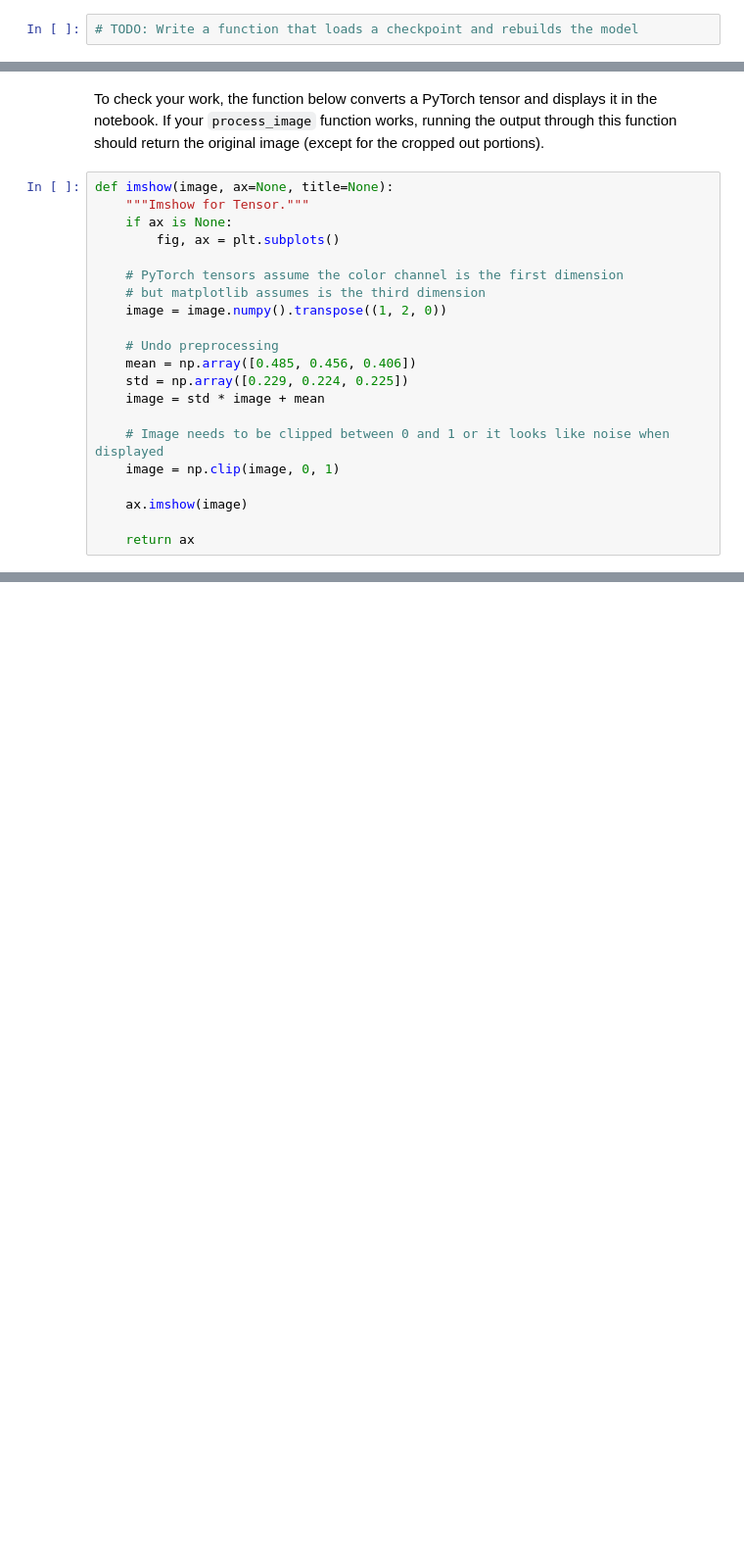
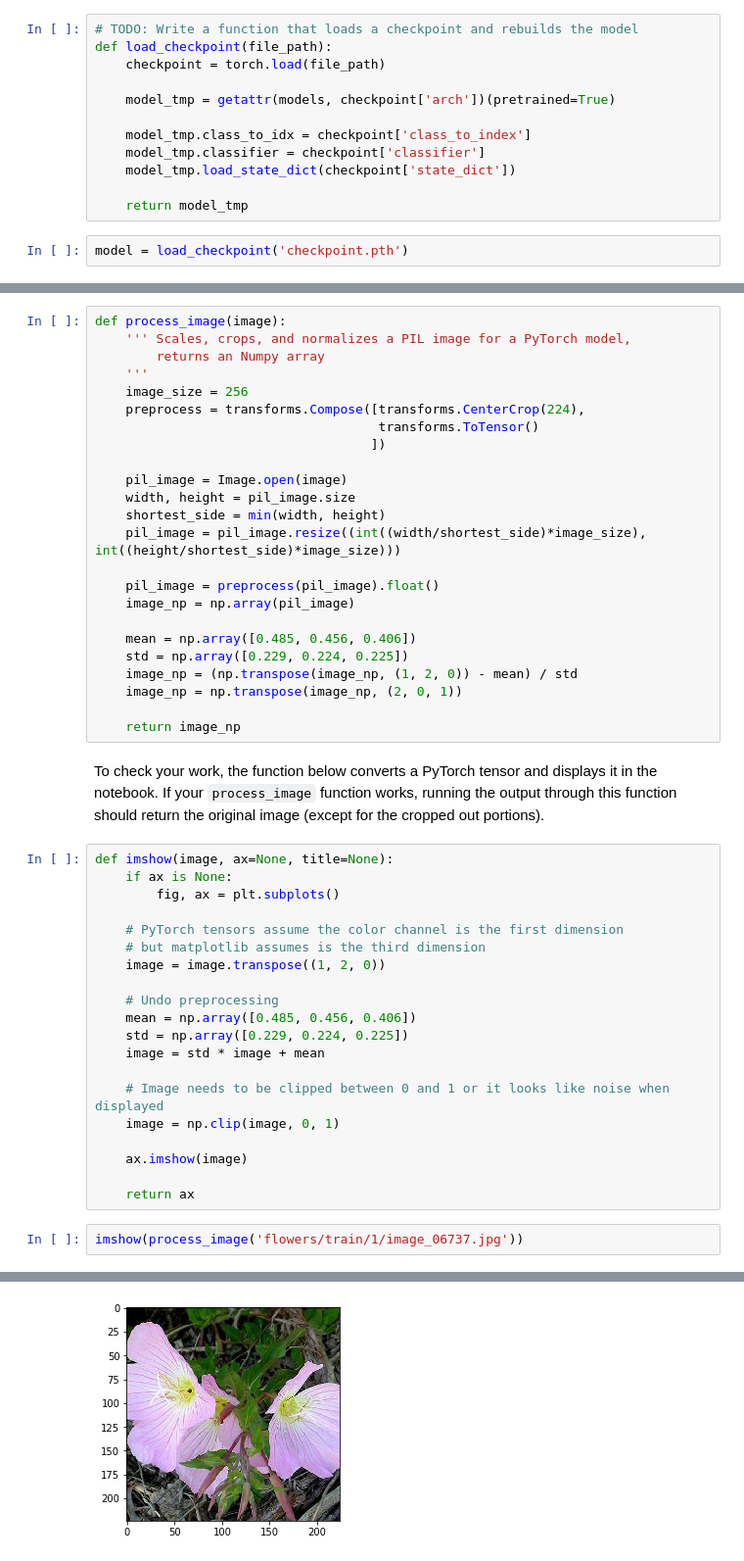
Before and after one commit to psingal001/Udacity-Data-Scientist, a Jupyter notebook: projects/p2_image_classifier/Image Classifier Project.ipynb, the cells around one changed output, grey strips where cells are left out. Shown at 98% size. Saved outputs shown, nothing was run; the diff lists cells and outputs as text; blank space fills up the shorter version.

Commit message:
updated Image Classifier Project

```diff
--- a/projects/p2_image_classifier/Image Classifier Project.ipynb
+++ b/projects/p2_image_classifier/Image Classifier Project.ipynb
@@ -125,6 +286,18 @@ Remember that you'll want to completely rebuild the model later so you can use i
 At this point it's good to write a function that can load a checkpoint and rebuild the model. That way you can come back to this project and keep working on it without having to retrain the network.
 # %%
 # TODO: Write a function that loads a checkpoint and rebuilds the model
+def load_checkpoint(file_path):
+    checkpoint = torch.load(file_path)
+
+    model_tmp = getattr(models, checkpoint['arch'])(pretrained=True)
+
+    model_tmp.class_to_idx = checkpoint['class_to_index']
+    model_tmp.classifier = checkpoint['classifier']
+    model_tmp.load_state_dict(checkpoint['state_dict'])
+
+    return model_tmp
+# %%
+model = load_checkpoint('checkpoint.pth')
 # %% [markdown]
 # Inference for classification
 
@@ -161,14 +327,37 @@ def process_image(image):
+# %%
+def process_image(image):
+    ''' Scales, crops, and normalizes a PIL image for a PyTorch model,
+        returns an Numpy array
+    '''
+    image_size = 256
+    preprocess = transforms.Compose([transforms.CenterCrop(224),
+                                     transforms.ToTensor()
+                                    ])
+
+    pil_image = Image.open(image)
+    width, height = pil_image.size
+    shortest_side = min(width, height)
+    pil_image = pil_image.resize((int((width/shortest_side)*image_size), int((height/shortest_side)*image_size)))
+
+    pil_image = preprocess(pil_image).float()
+    image_np = np.array(pil_image)
+
+    mean = np.array([0.485, 0.456, 0.406])
+    std = np.array([0.229, 0.224, 0.225])
+    image_np = (np.transpose(image_np, (1, 2, 0)) - mean) / std
+    image_np = np.transpose(image_np, (2, 0, 1))
+
+    return image_np
 # %% [markdown]
 To check your work, the function below converts a PyTorch tensor and displays it in the notebook. If your `process_image` function works, running the output through this function should return the original image (except for the cropped out portions).
 # %%
 def imshow(image, ax=None, title=None):
-    """Imshow for Tensor."""
     if ax is None:
         fig, ax = plt.subplots()
 
     # PyTorch tensors assume the color channel is the first dimension
     # but matplotlib assumes is the third dimension
-    image = image.numpy().transpose((1, 2, 0))
+    image = image.transpose((1, 2, 0))
 
     # Undo preprocessing
     mean = np.array([0.485, 0.456, 0.406])
@@ -181,3 +370,6 @@ def imshow(image, ax=None, title=None):
     ax.imshow(image)
 
     return ax
+# %%
+imshow(process_image('flowers/train/1/image_06737.jpg'))
+# %% [output]
@@ -184,3 +377,4 @@ def imshow(image, ax=None, title=None):
+[figure, added]
 # %% [markdown]
 ## Class Prediction
 
```
Also changed, not shown: parts of 20 cells of this notebook.
